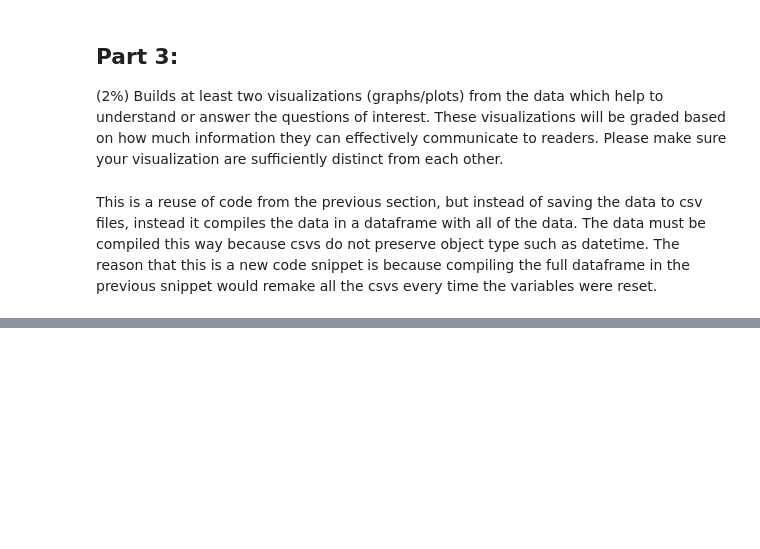
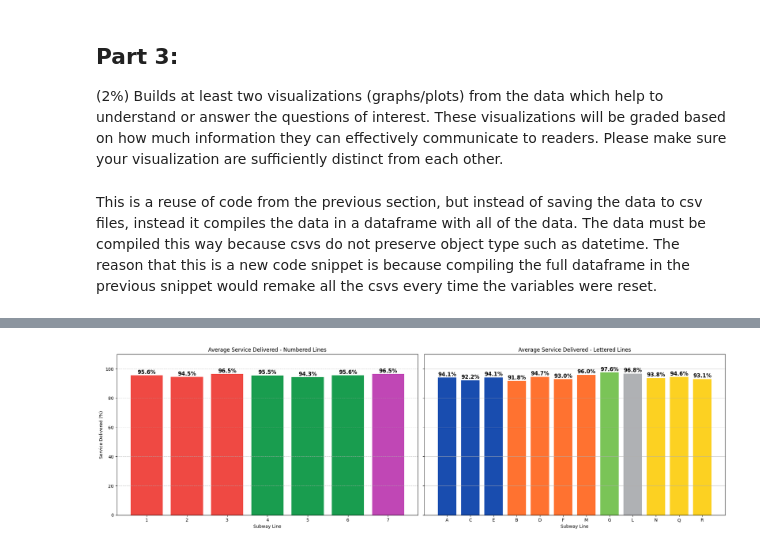
Before and after one commit to Gil-Zheng/DS3000-Project, a Jupyter notebook: Phase_II-MTA_Scheduling.ipynb, the cells around one changed output, grey strips where cells are left out. Drawn from its saved outputs; the diff is of its cells as text; code cells hidden in the pictures; blank space fills up the shorter version.

```diff
--- a/Phase_II-MTA_Scheduling.ipynb
+++ b/Phase_II-MTA_Scheduling.ipynb
@@ -207,20 +185,0 @@ for i, zip_url in enumerate(zip_links):
-# %%
-# plotting with the appropriate data
-hist_plot = full_dataset.head(45000)
-
-# setting bin size
-bins = np.linspace(0, 50, 40)
-
-# grouping by gender
-groups = hist_plot.groupby('gender')
-
-# setting up histogram
-plt.style.use('default')
-plt.hist([groups.get_group('Male')['tripduration'], groups.get_group('Female')['tripduration']], bins, label=['Male', 'Female'])
-plt.legend(loc='upper right')
-plt.title('Frequency of Trip Durations by Gender')
-plt.xlabel('Duration of Trip (minutes)')
-plt.ylabel('Frequency')
-plt.show()
-
-# Please see screenshots attached in case Gradescope does not show the plot
@@ -288,0 +188,67 @@ This line plot shows the trend in the number of bike trips per hour based on the
+# %%
+import matplotlib.pyplot as plt
+
+# Official colors for each train line
+subway_colors = {
+    "1": "#EE352E", "2": "#EE352E", "3": "#EE352E",
+    "4": "#00933C", "5": "#00933C", "6": "#00933C",
+    "7": "#B933AD",
+    "A": "#0039A6", "C": "#0039A6", "E": "#0039A6",
+    "B": "#FF6319", "D": "#FF6319", "F": "#FF6319", "M": "#FF6319",
+    "G": "#6CBE45",
+    "J": "#996633", "Z": "#996633",
+    "L": "#A7A9AC",
+    "N": "#FCCC0A", "Q": "#FCCC0A", "R": "#FCCC0A",
+    "S": "#808183"
+}
+numbered_lines_order = ["1", "2", "3", "4", "5", "6", "7"]
+lettered_lines_order = ["A", "C", "E", "B", "D", "F", "M", "G", "J", "Z", "L", "N", "Q", "R", "S"]
+
+# Group by the 'line' and calculate the mean of each line
+line_avg = cleaned_df.groupby('line')['service_delivered'].mean().reset_index()
+
+# Convert from decimal to percentage
+line_avg['percentage'] = line_avg['service_delivered'] * 100
+
+# Separate numbered and lettered lines and we do not care about the shuttles
+numbered_lines = line_avg[line_avg['line'].isin(numbered_lines_order)].copy()
+lettered_lines = line_avg[line_avg['line'].isin(lettered_lines_order)].copy()
+
+# Ensure sorting is in the correct order
+numbered_lines['sort_key'] = numbered_lines['line'].apply(lambda x: numbered_lines_order.index(x))
+lettered_lines['sort_key'] = lettered_lines['line'].apply(lambda x: lettered_lines_order.index(x))
+
+numbered_lines.sort_values('sort_key', inplace=True)
+lettered_lines.sort_values('sort_key', inplace=True)
+
+# Plotting
+fig, axes = plt.subplots(nrows=1, ncols=2, figsize=(20, 6), sharey=True)
+# Numbered Lines Bar Chart
+colors_numbered = [subway_colors[line] for line in numbered_lines['line']]
+bars_numbered = axes[0].bar(numbered_lines['line'], numbered_lines['percentage'], color=colors_numbered, alpha=0.9)
+axes[0].set_title('Average Service Delivered - Numbered Lines')
+axes[0].set_xlabel('Subway Line')
+axes[0].set_ylabel('Service Delivered (%)')
+axes[0].grid(axis='y', linestyle='--', alpha=0.7)
+for bar, percentage in zip(bars_numbered, numbered_lines['percentage']):
+    axes[0].text(bar.get_x() + bar.get_width()/2, bar.get_height() + 1,
+                 f"{percentage:.1f}%", ha='center', fontsize=12, fontweight='bold')
+
+# Lettered Lines Bar Chart
+colors_lettered = [subway_colors[line] for line in lettered_lines['line']]
+bars_lettered = axes[1].bar(lettered_lines['line'], lettered_lines['percentage'], color=colors_lettered, alpha=0.9)
+axes[1].set_title('Average Service Delivered - Lettered Lines')
+axes[1].set_xlabel('Subway Line')
+axes[1].grid(axis='y', alpha=0.7)
+for bar, percentage in zip(bars_lettered, lettered_lines['percentage']):
+    axes[1].text(bar.get_x() + bar.get_width()/2, bar.get_height() + 1,
+                 f"{percentage:.1f}%", ha='center', fontsize=12, fontweight='bold')
+
+# Shared y-axis
+axes[0].set_ylim(0, 110)
+axes[1].set_ylim(0, 110)
+
+plt.tight_layout()
+plt.show()
+# %% [output]
+[figure, added]
```
Also changed, not shown: parts of 10 cells of this notebook.
